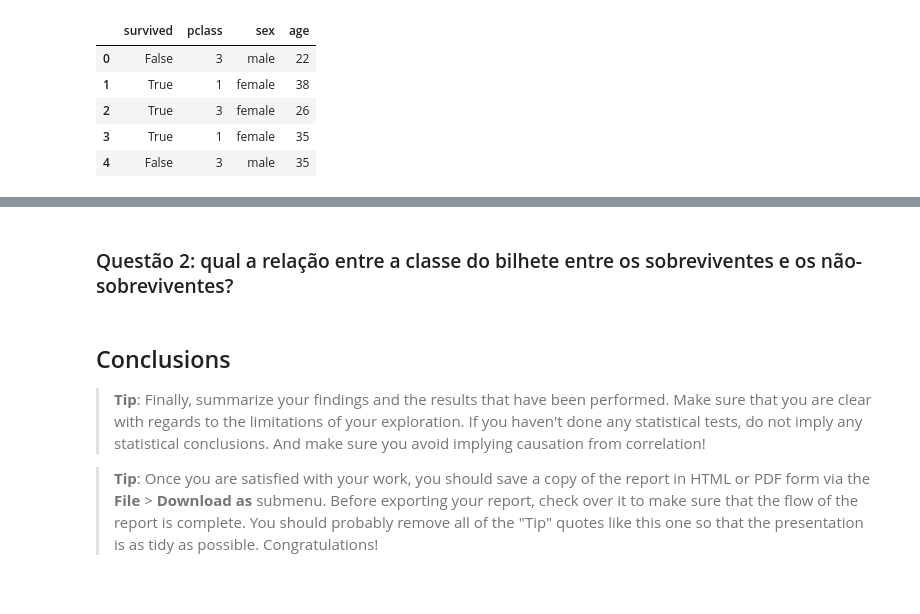
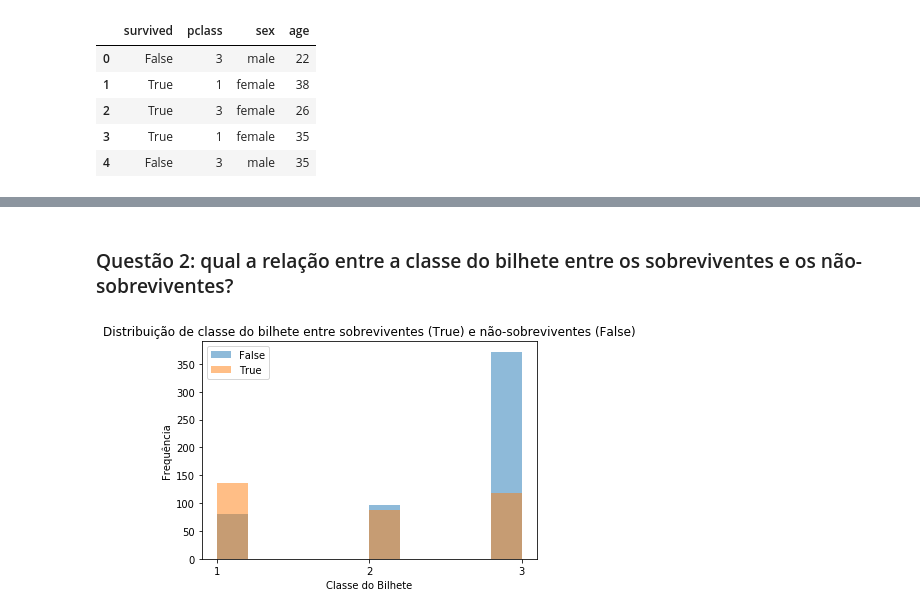
Before and after one commit to andersonmatheus/udacity-fds1-project_2, a Jupyter notebook: Project 2.ipynb, the cells around one changed output, grey strips where cells are left out. Saved outputs shown, nothing was run; the diff lists cells and outputs as text; code cells hidden in the pictures.

```diff
--- a/Project 2.ipynb
+++ b/Project 2.ipynb
@@ -179,2 +209,3 @@ df.head()
 # %% [markdown]
+<a id="question_2"></a>
 ### Questão 2: qual a relação entre a classe do bilhete entre os sobreviventes e os não-sobreviventes?
@@ -185,7 +212,9 @@ df.head()
-# %% [markdown]
-<a id='conclusions'></a>
-## Conclusions
-
-> **Tip**: Finally, summarize your findings and the results that have been performed. Make sure that you are clear with regards to the limitations of your exploration. If you haven't done any statistical tests, do not imply any statistical conclusions. And make sure you avoid implying causation from correlation!
-
-> **Tip**: Once you are satisfied with your work, you should save a copy of the report in HTML or PDF form via the **File** > **Download as** submenu. Before exporting your report, check over it to make sure that the flow of the report is complete. You should probably remove all of the "Tip" quotes like this one so that the presentation is as tidy as possible. Congratulations!
+# %%
+df.groupby('survived')['pclass'].plot.hist(alpha=0.5);
+plt.ylabel('Frequência');
+plt.xlabel('Classe do Bilhete');
+plt.title('Distribuição de classe do bilhete entre sobreviventes (True) e não-sobreviventes (False)');
+plt.xticks([1, 2, 3])
+plt.legend();
+# %% [output]
+[figure, added]
```
Also changed, not shown: parts of 19 cells of this notebook.
